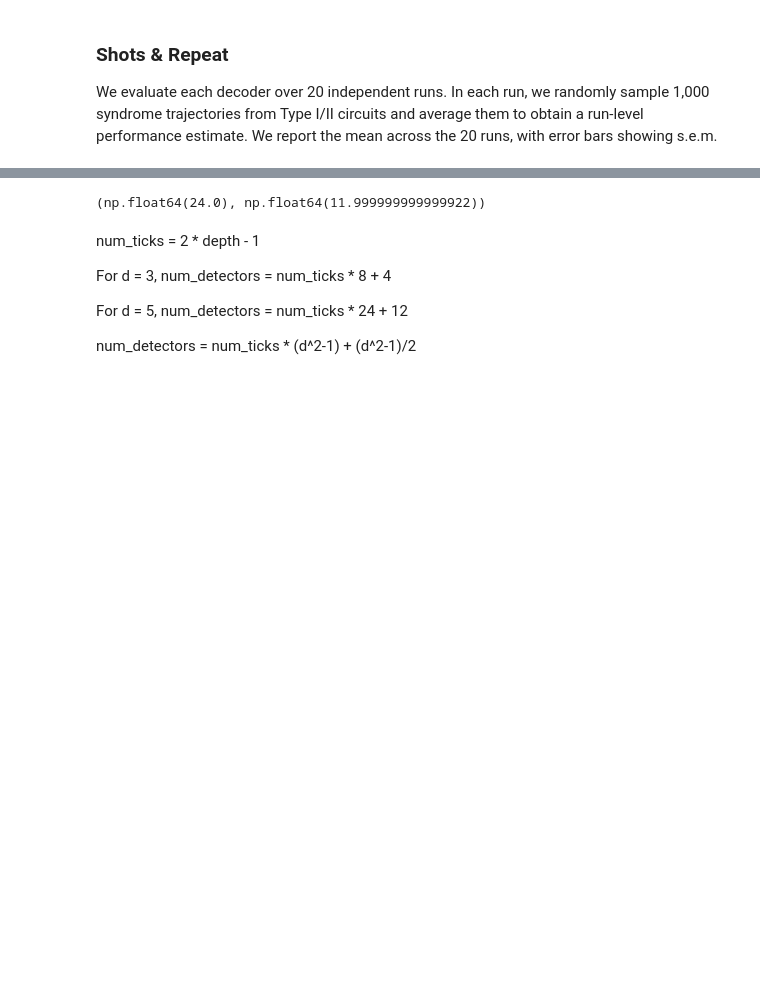
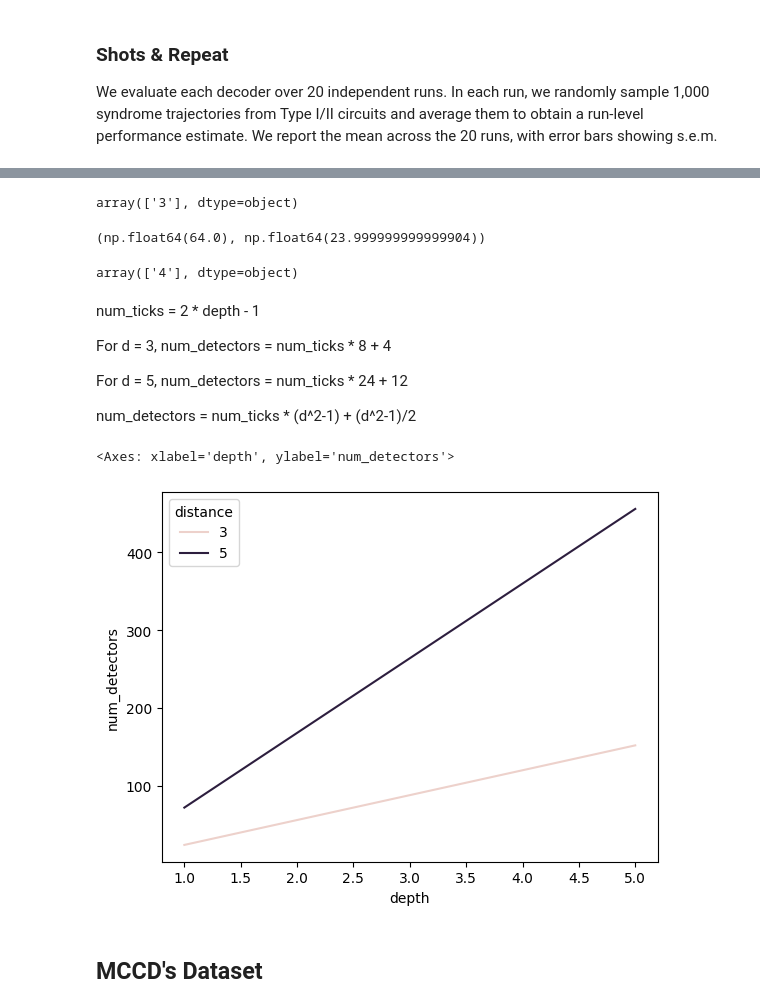
Before and after one commit to congfeng4/MCCD, a Jupyter notebook: detectors.ipynb, the cells around one changed output, grey strips where cells are left out. Cells and saved outputs as stored; diff of their text form; code cells hidden in the pictures; blank space fills up the shorter version.

```diff
--- a/detectors.ipynb
+++ b/detectors.ipynb
@@ -370,24 +424,24 @@ We evaluate each decoder over 20 independent runs. In each run, we randomly samp
 # %%
 num_shots = 1000
 trial = 20
-noise_model = experimental_noise_model
+noise_model = average_depolarizing_noise
 
 def get_figure4_settings():
     distance = [3, 5]
-    depth = [2,  4,  6,  8, 10, 12, 14, 16, 18]
+    depth = range(1, 6)
     # Type I one qubit. Type II two qubits.
     circuit_index = ['3']
 
-    return dict_product(dict(
+    return list(dict_product(dict(
         distance=distance,
         depth=depth,
         circuit_index=circuit_index,
         noise_model=[noise_model],
-    ))
+    )))
 
 def get_figure5_settings():
     distance = [3, 5]
-    depth = [ 4,  8, 12, 16, 20, 24, 28, 32, 36]
+    depth = range(1, 6)
     # Type I one qubit. Type II two qubits.
     circuit_index = ['4']
 
@@ -409,0 +471,5 @@ def get_syndrome_labels(circuit: stim.Circuit, shots: int, depth: int, n_logical
+# %%
+log_cir, rmc_cir = random_mirror_symmetric_clifford('3', depth=3)
+phy_cir: stim.Circuit = compile_to_physical(log_cir, distance=5, noise_model=average_depolarizing_noise)
+get_syndrome_labels(phy_cir, shots=10, depth=3, circuit_index='4', d=5, n_logical_qubits=2)
+# print('main syn', syndromes.shape, 'final round', final_round.shape, 'label', labels.shape)
@@ -438,2 +512,3 @@ done
 # %%
-df_cir = pd.DataFrame.from_records(map(itemgetter(-1), fig4_circuits))
+df_cir4 = pd.DataFrame.from_records(map(itemgetter(-1), fig4_circuits))
+df_cir5 = pd.DataFrame.from_records(map(itemgetter(-1), fig5_circuits))
@@ -487,10 +532,18 @@ dtype: int64
-# %%
-x = df_cir[df_cir.distance == 5]['num_ticks']
-y = df_cir[df_cir.distance == 5]['num_detectors']
-k, b = np.polyfit(x, y, 1)
-k, b
-# %% [output]
-(np.float64(24.0), np.float64(11.999999999999922))
+# %%
+df_cir4.circuit_type_index.unique()
+# %% [output]
+array(['3'], dtype=object)
+# %%
+x = df_cir5[df_cir5.distance == 3]['depth']
+y = df_cir5[df_cir5.distance == 3]['num_detectors']
+k, b = np.polyfit(x, y, 1)
+k, b
+# %% [output]
+(np.float64(64.0), np.float64(23.999999999999904))
+# %%
+df_cir5.circuit_type_index.unique()
+# %% [output]
+array(['4'], dtype=object)
 # %% [markdown]
 num_ticks = 2 * depth - 1
 
@@ -499,3 +552,10 @@ For d = 3, num_detectors = num_ticks * 8 + 4
 For d = 5, num_detectors = num_ticks * 24 + 12
 
 num_detectors = num_ticks * (d^2-1) + (d^2-1)/2
+# %%
+sns.lineplot(df_cir4, x='depth', y='num_detectors', hue='distance')
+# %% [output]
+<Axes: xlabel='depth', ylabel='num_detectors'>
+[figure, added]
+# %% [markdown]
+## MCCD's Dataset
```
Also changed, not shown: parts of 19 cells of this notebook, 3 other files.
